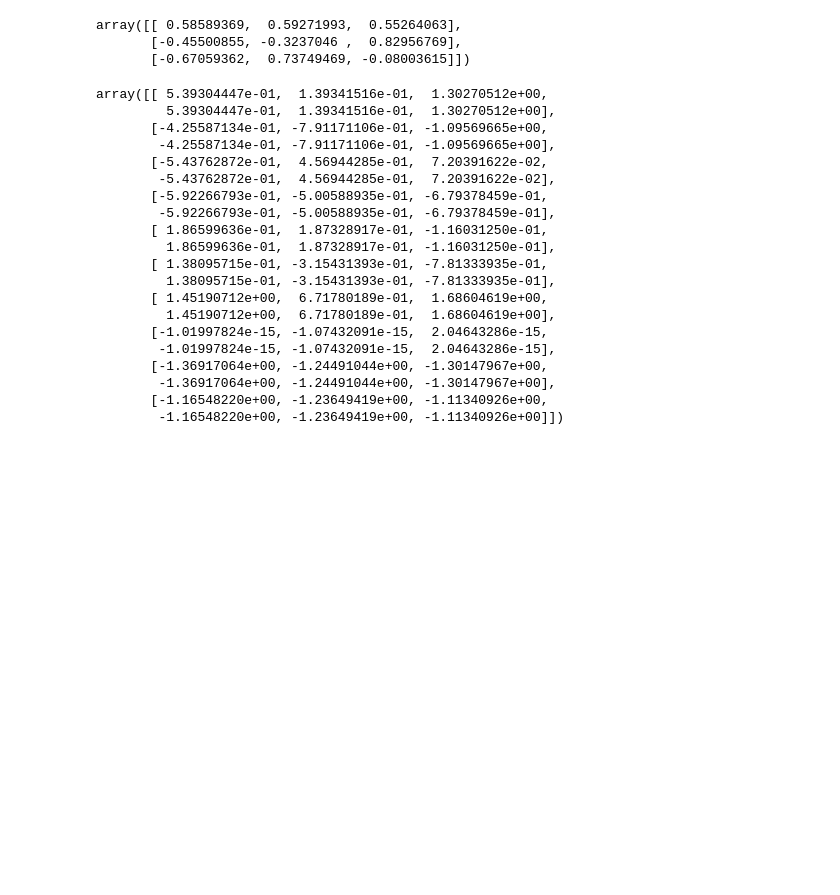
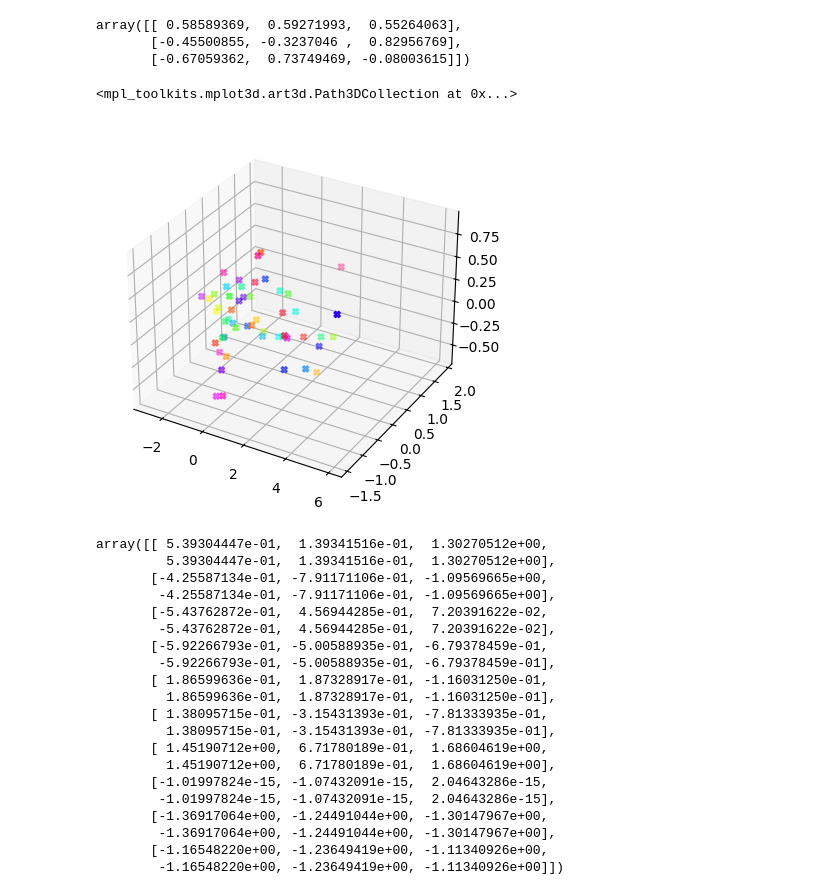
Before and after one commit to YoungWu559/CS320F23, a Jupyter notebook: CS320F23L41E3.ipynb, the cells around one changed output. Cells and saved outputs as stored; diff of their text form; code cells hidden in the pictures; blank space fills up the shorter version.

```diff
--- a/CS320F23L41E3.ipynb
+++ b/CS320F23L41E3.ipynb
@@ -39,5 +39,14 @@ pca.components_
 array([[ 0.58589369,  0.59271993,  0.55264063],
        [-0.45500855, -0.3237046 ,  0.82956769],
        [-0.67059362,  0.73749469, -0.08003615]])
+# %%
+# Transform the points to the PCA component space
+y = pca.transform(x)
+fig = plt.figure()
+ax = fig.add_subplot(projection = "3d")
+ax.scatter(y[:, 0], y[:, 1], y[:, 2], c = range(len(x)), cmap = "hsv", marker = "X")
+# %% [output]
+<mpl_toolkits.mplot3d.art3d.Path3DCollection at 0x...>
+[figure, added]
 # %%
 # Test the algebra to compute the reconstruct
```
Also changed, not shown: parts of 1 cell of this notebook.
